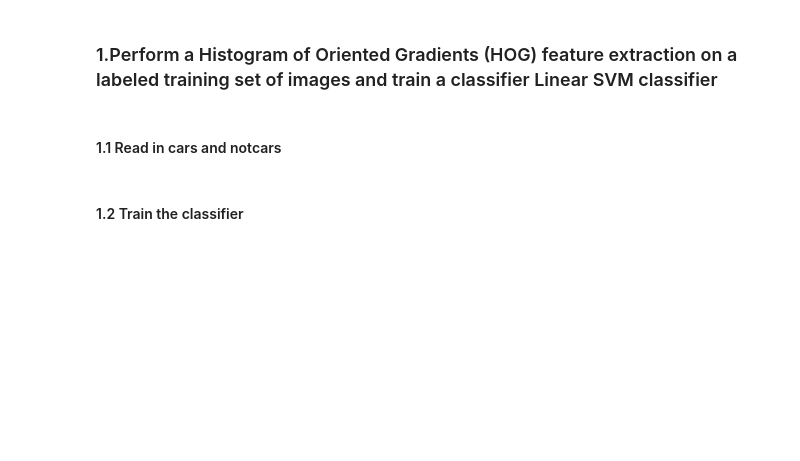
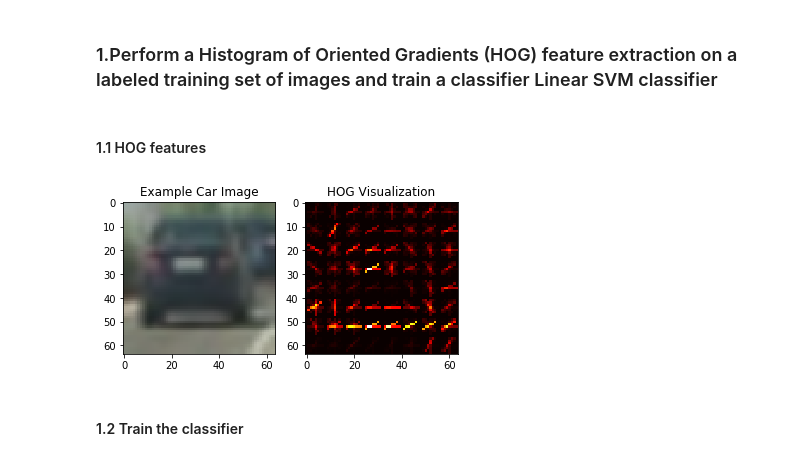
Before and after one commit to wangchangli/CarND-Vehicle-Detection, a Jupyter notebook: code.ipynb, the cells around one changed output. Saved outputs shown, nothing was run; the diff lists cells and outputs as text; code cells hidden in the pictures; blank space fills up the shorter version.

```diff
--- a/code.ipynb
+++ b/code.ipynb
@@ -1,4 +1,4 @@
 # %% [markdown]
 ### 1.Perform a Histogram of Oriented Gradients (HOG) feature extraction on a labeled training set of images and train a classifier Linear SVM classifier
 # %% [markdown]
-#### 1.1 Read in cars and notcars
+#### 1.1 HOG features
@@ -20,3 +5,36 @@ notcars += glob.glob('./non-vehicles/GTI/*.png')
+# %%
+import matplotlib.image as mpimg
+import matplotlib.pyplot as plt
+from lesson_functions import *
+import cv2
+
+image = mpimg.imread('./vehicles/GTI_Far/image0000.png')
+
+copy_image = cv2.cvtColor(image, cv2.COLOR_RGB2YCrCb)
+
+# Define HOG parameters
+orient = 8
+pix_per_cell = 8
+cell_per_block = 2
+# Call our function with vis=True to see an image output
+features, hog_image = get_hog_features(copy_image[:,:,0], orient,
+                        pix_per_cell, cell_per_block,
+                        vis=True, feature_vec=False)
+
+plt.imsave('./output_images/hog.jpg', hog_image, cmap='hot')
+
+# Plot the examples
+fig = plt.figure(figsize=(6,4))
+plt.subplot(121)
+plt.imshow(image)
+plt.title('Example Car Image')
+plt.subplot(122)
+plt.imshow(hog_image, cmap='hot')
+plt.title('HOG Visualization')
+
+plt.show()
+# %% [output]
+[figure, added]
 # %% [markdown]
 #### 1.2 Train the classifier
 # %%
```
Also changed, not shown: parts of 5 cells of this notebook, 3 other files.
